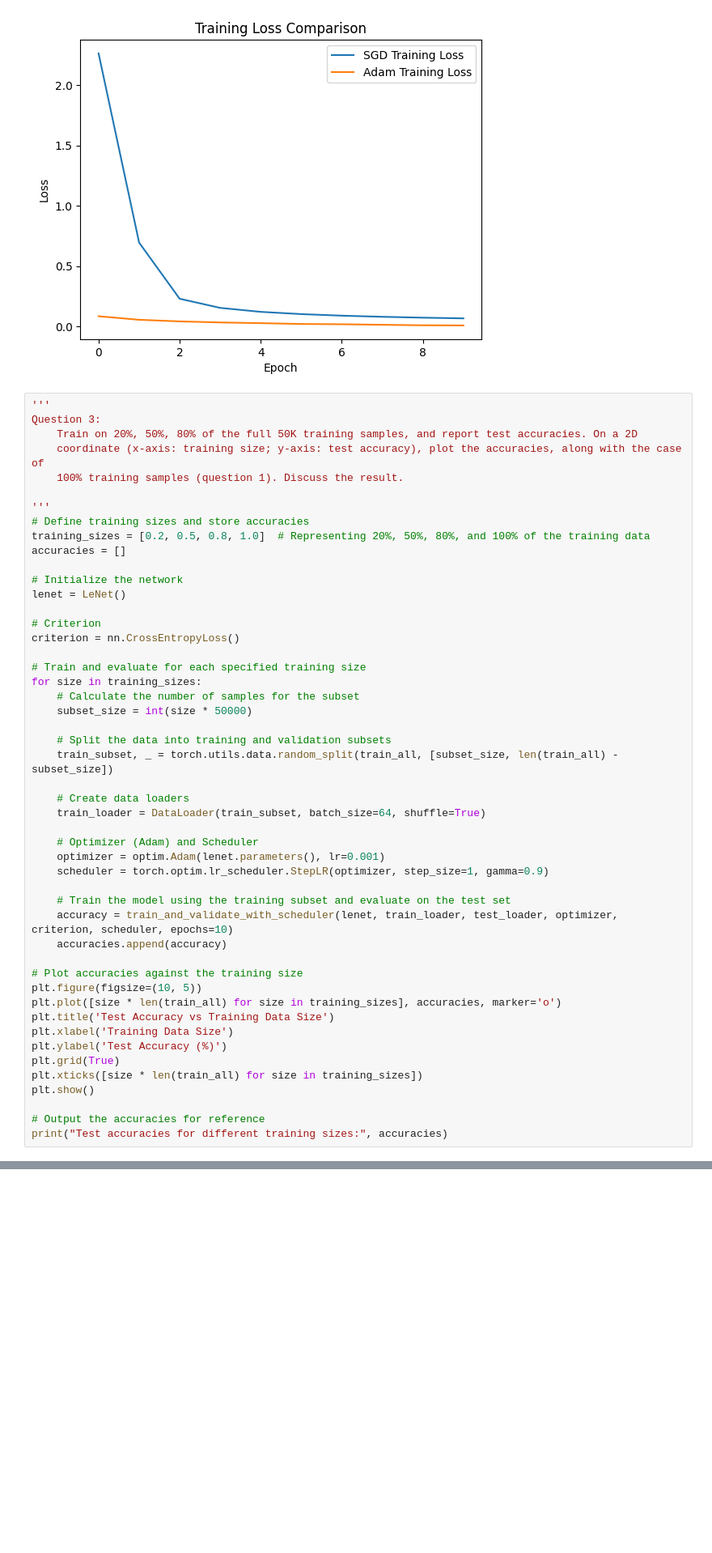
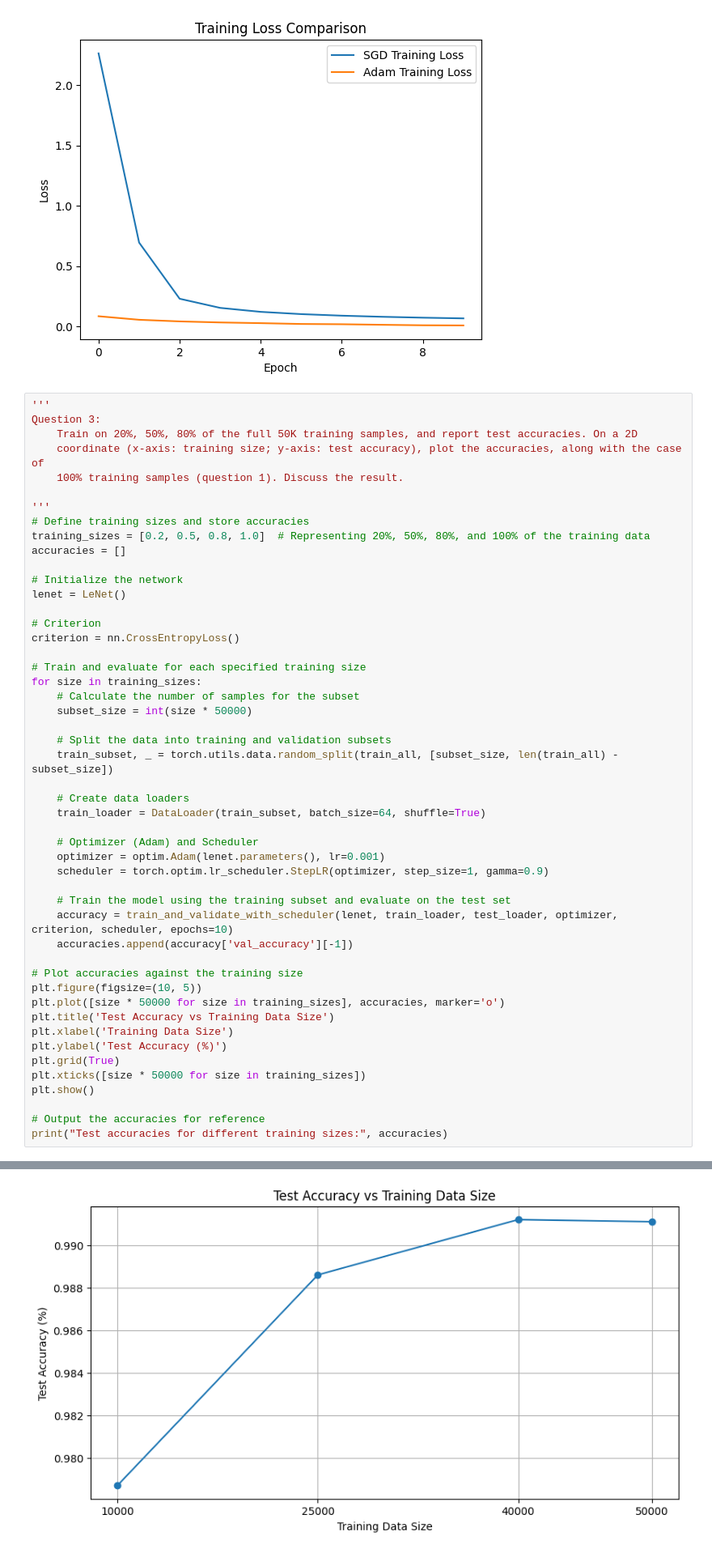
Before and after one commit to qiudanWang/DeepLearning, a Jupyter notebook: Mid-Term.ipynb, the cells around one changed output, grey strips where cells are left out. Shown: that part at 81% size. Cells and saved outputs as stored; diff of their text form; blank space fills up the shorter version.

```diff
--- a/Mid-Term.ipynb
+++ b/Mid-Term.ipynb
@@ -240,16 +240,16 @@ for size in training_sizes:
 
     # Train the model using the training subset and evaluate on the test set
     accuracy = train_and_validate_with_scheduler(lenet, train_loader, test_loader, optimizer, criterion, scheduler, epochs=10)
-    accuracies.append(accuracy)
+    accuracies.append(accuracy['val_accuracy'][-1])
 
 # Plot accuracies against the training size
 plt.figure(figsize=(10, 5))
-plt.plot([size * len(train_all) for size in training_sizes], accuracies, marker='o')
+plt.plot([size * 50000 for size in training_sizes], accuracies, marker='o')
 plt.title('Test Accuracy vs Training Data Size')
 plt.xlabel('Training Data Size')
 plt.ylabel('Test Accuracy (%)')
 plt.grid(True)
-plt.xticks([size * len(train_all) for size in training_sizes])
+plt.xticks([size * 50000 for size in training_sizes])
 plt.show()
 
 # Output the accuracies for reference
@@ -264,0 +275 @@ Epoch 7/10, Loss: 0.06458231475156774, Validation Accuracy: 0.9745
+[figure, added]
```
Also changed, not shown: parts of 4 cells of this notebook.
